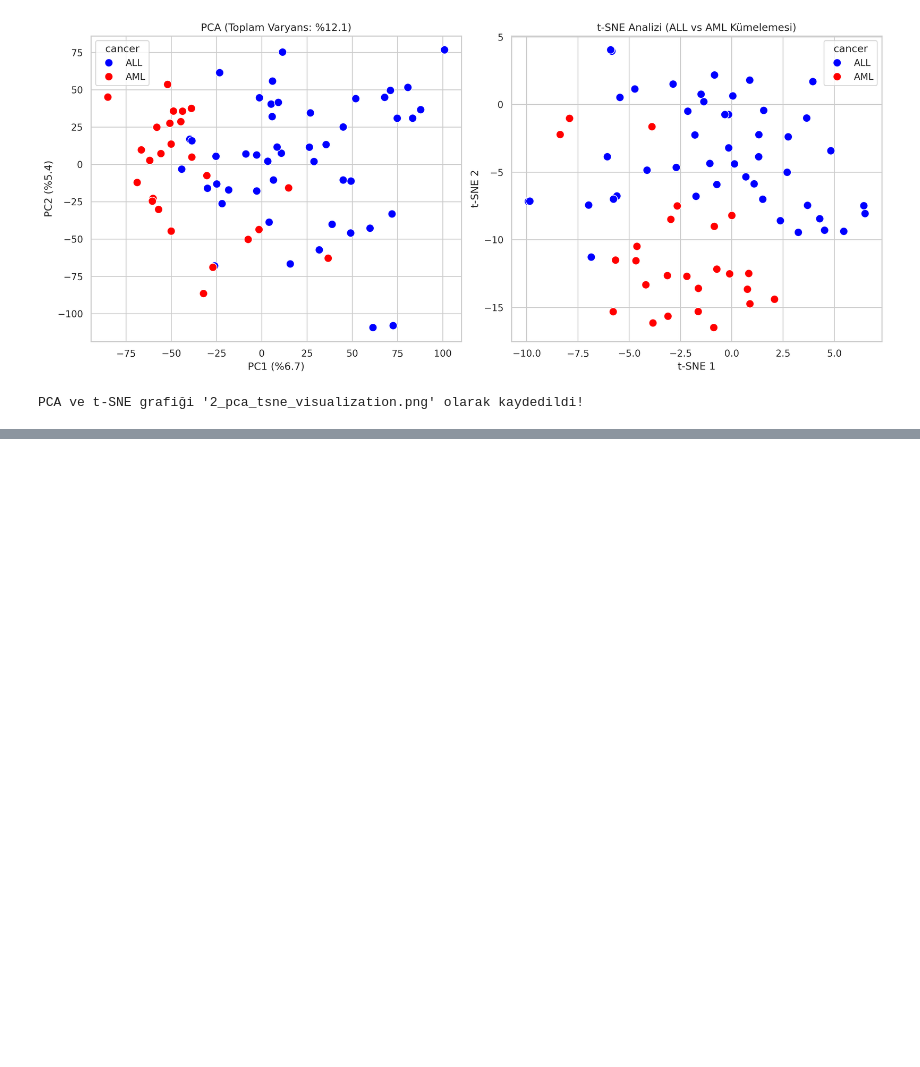
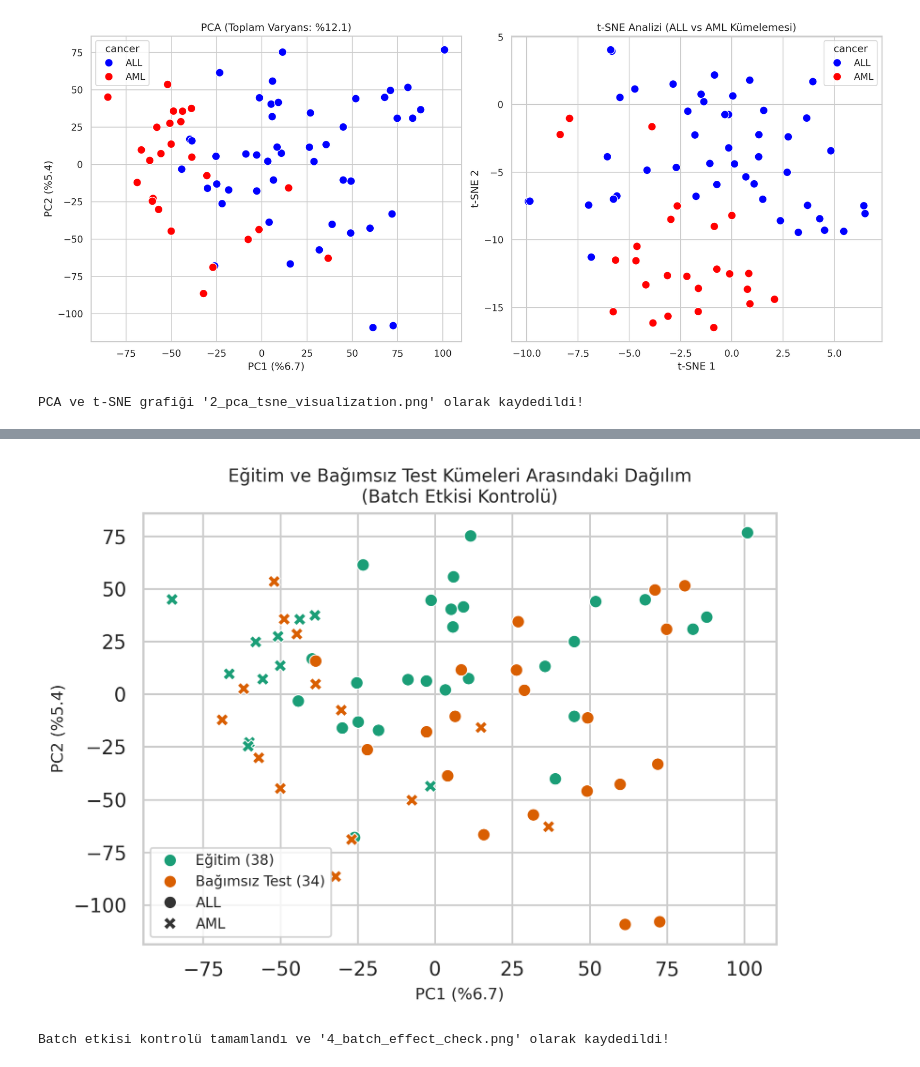
Before and after one commit to sharakhaplan/All-Aml-Leukemia-Subtype-Classification-Using-Gene-Expression-Data, a Jupyter notebook: Classification_of_ALL_and_AML.ipynb, the cells around one changed output, grey strips where cells are left out. Saved outputs shown, nothing was run; the diff lists cells and outputs as text; code cells hidden in the pictures; blank space fills up the shorter version.

```diff
--- a/Classification_of_ALL_and_AML.ipynb
+++ b/Classification_of_ALL_and_AML.ipynb
@@ -155,0 +187,20 @@ PCA ve t-SNE grafiği '2_pca_tsne_visualization.png' olarak kaydedildi!
+# %%
+# Train ve Independent ayrım etiketi
+train_ids = [int(c) for c in train_clean.columns if c not in ['Gene Description', 'Gene Accession Number']]
+dataset_source = ['Eğitim (38)' if idx in train_ids else 'Bağımsız Test (34)' for idx in X_log2.index]
+
+plt.figure(figsize=(6, 4.5))
+sns.scatterplot(x=X_pca[:, 0], y=X_pca[:, 1], hue=dataset_source,
+                style=y_labels, palette='Dark2', s=50)   # nokta boyutu 90 -> 50
+plt.title("Eğitim ve Bağımsız Test Kümeleri Arasındaki Dağılım\n(Batch Etkisi Kontrolü)", fontsize=10)
+plt.xlabel(f"PC1 (%{var_explained[0]*100:.1f})", fontsize=9)
+plt.ylabel(f"PC2 (%{var_explained[1]*100:.1f})", fontsize=9)
+plt.legend(fontsize=8, loc='best')
+
+plt.tight_layout()
+plt.savefig("4_batch_effect_check.png", dpi=150)
+plt.show()
+print("Batch etkisi kontrolü tamamlandı ve '4_batch_effect_check.png' olarak kaydedildi!")
+# %% [output]
+[figure, added]
+Batch etkisi kontrolü tamamlandı ve '4_batch_effect_check.png' olarak kaydedildi!
```
Also changed, not shown: parts of 1 cell of this notebook.
